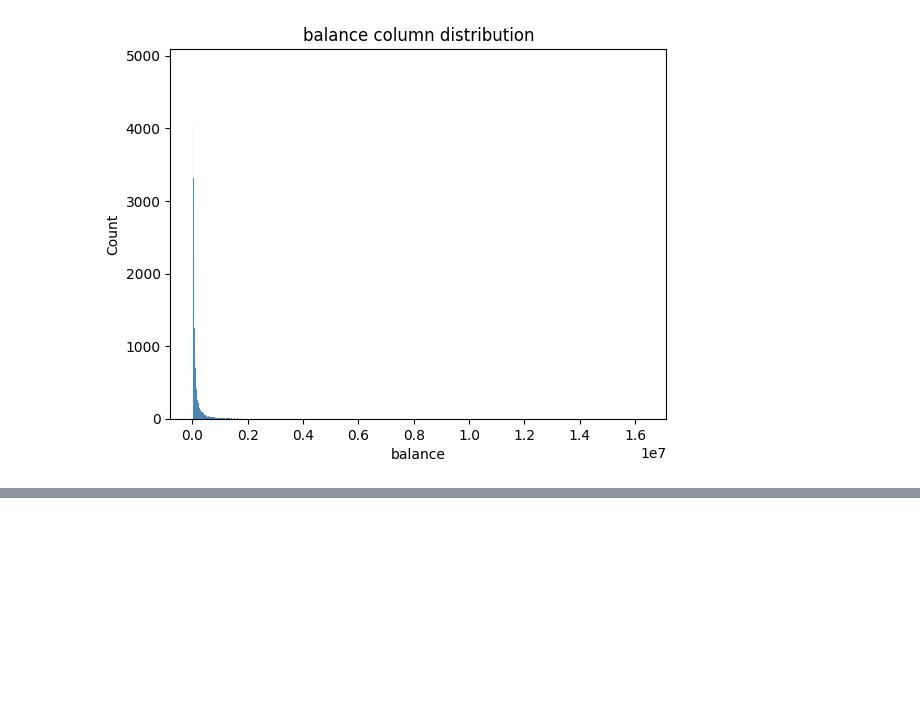
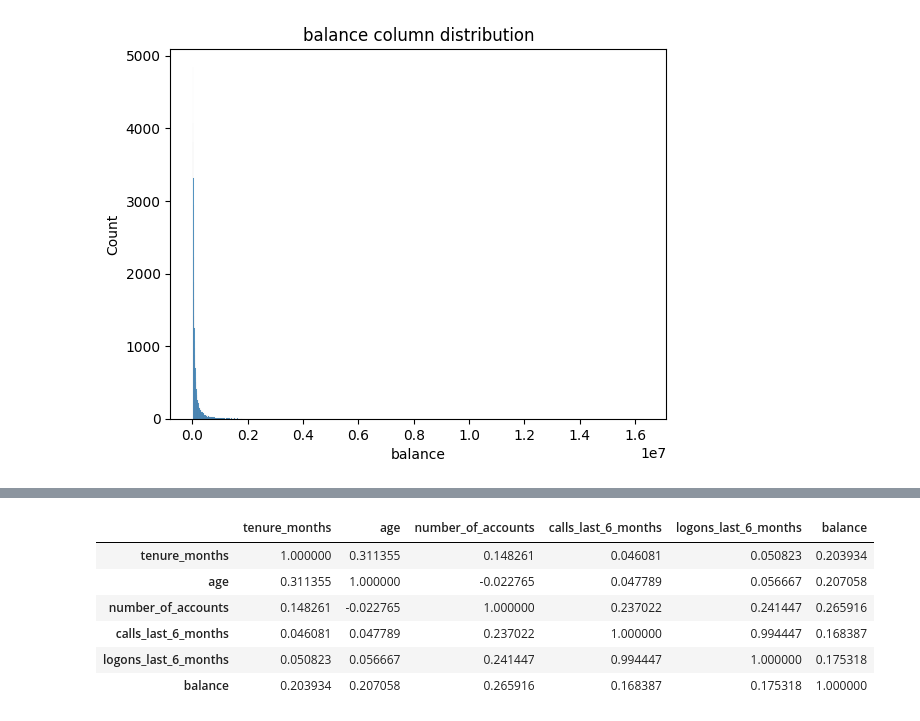
Before and after one commit to vijayendra-k/AB-Testing, a Jupyter notebook: AB-Testing.ipynb, the cells around one changed output, grey strips where cells are left out. Cells and saved outputs as stored; diff of their text form; code cells hidden in the pictures; blank space fills up the shorter version.

```diff
--- a/AB-Testing.ipynb
+++ b/AB-Testing.ipynb
@@ -438,0 +446,10 @@ cols_num.remove('tenure_years')
+# %%
+corr
+# %% [output]
+|  | tenure_months | age | number_of_accounts | calls_last_6_months | logons_last_6_months | balance |
+| tenure_months | 1.000000 | 0.311355 | 0.148261 | 0.046081 | 0.050823 | 0.203934 |
+| age | 0.311355 | 1.000000 | -0.022765 | 0.047789 | 0.056667 | 0.207058 |
+| number_of_accounts | 0.148261 | -0.022765 | 1.000000 | 0.237022 | 0.241447 | 0.265916 |
+| calls_last_6_months | 0.046081 | 0.047789 | 0.237022 | 1.000000 | 0.994447 | 0.168387 |
+| logons_last_6_months | 0.050823 | 0.056667 | 0.241447 | 0.994447 | 1.000000 | 0.175318 |
+| balance | 0.203934 | 0.207058 | 0.265916 | 0.168387 | 0.175318 | 1.000000 |
```
Also changed, not shown: parts of 2 cells of this notebook.
